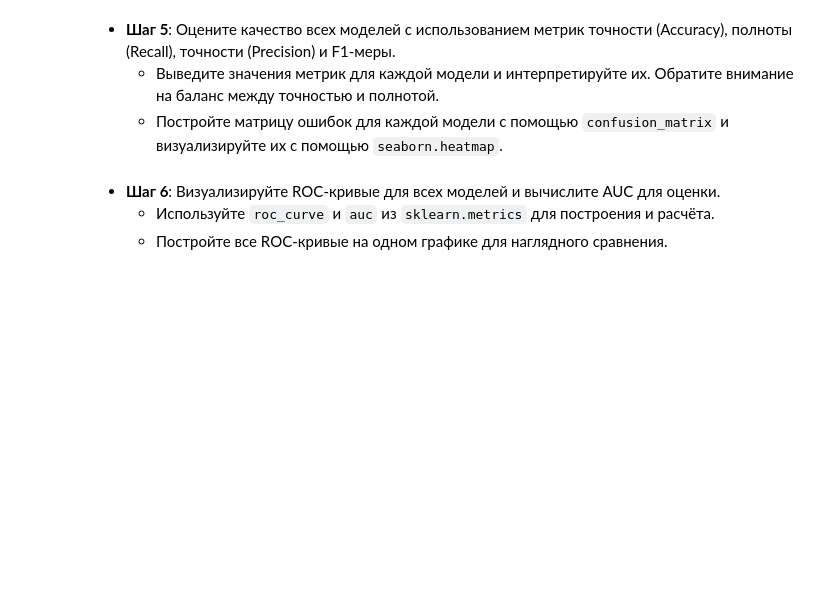
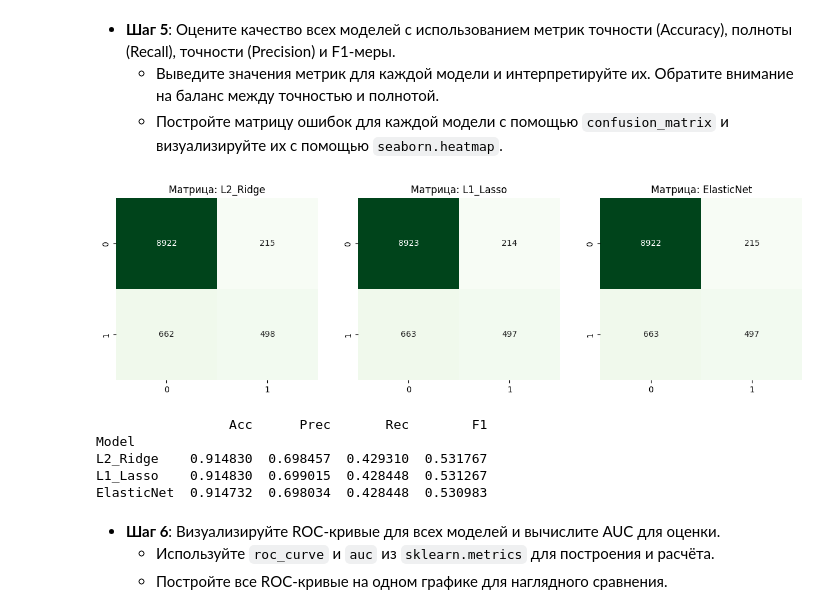
Before and after one commit to fruct49/ml_practice, a Jupyter notebook: "Практическая_работа_№5_Линейная_и_логистическая_регрессия_ipynb".ipynb, the cells around one changed output. Drawn from its saved outputs; the diff is of its cells as text; code cells hidden in the pictures; blank space fills up the shorter version.

```diff
--- a/"Практическая_работа_№5_Линейная_и_логистическая_регрессия_ipynb".ipynb
+++ b/"Практическая_работа_№5_Линейная_и_логистическая_регрессия_ipynb".ipynb
@@ -444,18 +443,21 @@ x_train, x_test, y_train, y_test = train_test_split(X_scaled, y, test_size=0.25,
 # %%
 from sklearn.linear_model import LogisticRegression
 from sklearn.model_selection import GridSearchCV, RandomizedSearchCV
+import numpy as np
 
 models = {}
-c_space = np.logspace(-3, 2, 10)
 
-l2_model = GridSearchCV(LogisticRegression(penalty='l2', max_iter=1000),
-                        {'C': c_space}, cv=5).fit(x_train, y_train)
+c_space = np.logspace(-3, 2, 5)
+
+l2_model = GridSearchCV(LogisticRegression(penalty='l2', max_iter=500),
+                        {'C': c_space}, cv=3, n_jobs=-1).fit(x_train, y_train)
 models['L2_Ridge'] = l2_model.best_estimator_
 
-l1_model = RandomizedSearchCV(LogisticRegression(penalty='l1', solver='saga', max_iter=1000),
-                              {'C': c_space}, n_iter=5, cv=5, random_state=42).fit(x_train, y_train)
+l1_model = RandomizedSearchCV(LogisticRegression(penalty='l1', solver='saga', max_iter=500),
+                              {'C': c_space}, n_iter=3, cv=3, n_jobs=-1, random_state=42).fit(x_train, y_train)
 models['L1_Lasso'] = l1_model.best_estimator_
 
-en_model = GridSearchCV(LogisticRegression(penalty='elasticnet', solver='saga', max_iter=1000),
-                        {'C': c_space, 'l1_ratio': [0.5]}, cv=5).fit(x_train, y_train)
+en_model = GridSearchCV(LogisticRegression(penalty='elasticnet', solver='saga', max_iter=500),
+                        {'C': c_space, 'l1_ratio': [0.5]}, cv=3, n_jobs=-1).fit(x_train, y_train)
 models['ElasticNet'] = en_model.best_estimator_
+print("Обучение завершено")
@@ -469,3 +471,36 @@ models['ElasticNet'] = en_model.best_estimator_
+# %%
+from sklearn.metrics import accuracy_score, precision_score, recall_score, f1_score, confusion_matrix
+import seaborn as sns, matplotlib.pyplot as plt
+
+results = []
+fig, axes = plt.subplots(1, 3, figsize=(15, 4))
+
+for i, (name, model) in enumerate(models.items()):
+    pred = model.predict(x_test)
+
+    metr = {
+        'Model': name,
+        'Acc': accuracy_score(y_test, pred),
+        'Prec': precision_score(y_test, pred),
+        'Rec': recall_score(y_test, pred),
+        'F1': f1_score(y_test, pred)
+    }
+    results.append(metr)
+
+    cm = confusion_matrix(y_test, pred)
+    sns.heatmap(cm, annot=True, fmt='d', ax=axes[i], cmap='Greens', cbar=False)
+    axes[i].set_title(f"Матрица: {name}")
+
+plt.show()
+res_df = pd.DataFrame(results).set_index('Model')
+print(res_df)
+# %% [output]
+[figure, added]
+                 Acc      Prec       Rec        F1
+Model
+L2_Ridge    0.914830  0.698457  0.429310  0.531767
+L1_Lasso    0.914830  0.699015  0.428448  0.531267
+ElasticNet  0.914732  0.698034  0.428448  0.530983
 # %% [markdown]
 - **Шаг 6**: Визуализируйте ROC-кривые для всех моделей и вычислите AUC для оценки.
   - Используйте `roc_curve` и `auc` из `sklearn.metrics` для построения и расчёта.
```
Also changed, not shown: parts of 9 cells of this notebook.
